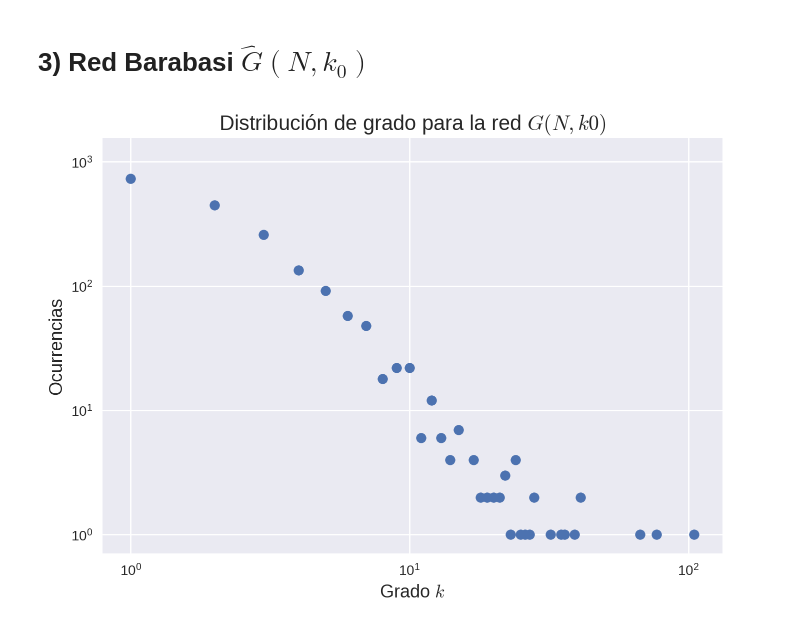
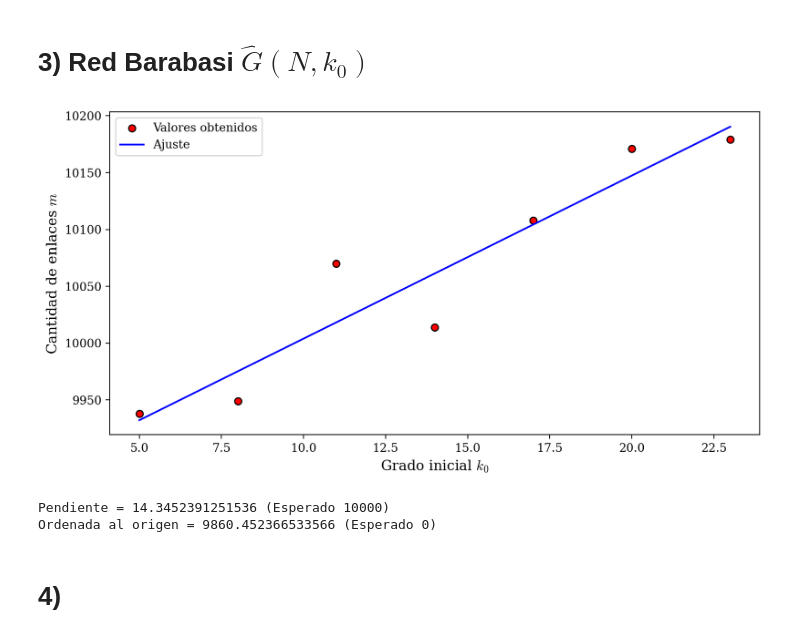
Before and after one commit to facundojgarcia02/CoNet, a Jupyter notebook: TP4/TP4.ipynb, the cells around one changed output. Cells and saved outputs as stored; diff of their text form; code cells hidden in the pictures.

```diff
--- a/TP4/TP4.ipynb
+++ b/TP4/TP4.ipynb
@@ -2,7 +2,10 @@
 import numpy as np
 import matplotlib.pyplot as plt
 import networkx as nx
+
+from tqdm import tqdm
 from collections import Counter
+
 from matplotlib import rcParams
 %matplotlib inline
 %config InlineBackend.figure_format = 'retina'
@@ -15,8 +18,6 @@ rcParams['axes.labelsize'] = 'large'
 CUSTOM_FORMAT = {"with_labels" : False,
                 "node_size": 10, "node_color": "red", "edgecolors": "black",
                 "linewidths": 0.25, "width": 0.25, "edge_color": "black"}
-
-plt.style.use("seaborn")
 # %% [markdown]
 # 1) Red Erdos Renyi $G(N, p)$
 # %%
@@ -100,19 +100,3 @@ def random_k0_graph(n: int, k0: int) -> nx.Graph:
         G.add_edges_from([(node, t) for t in targets])
 
     return G
-
-G = random_k0_graph(3000, 3)
-
-# nx.draw(G, **CUSTOM_FORMAT)
-# plt.show()
-
-# Plot de la distribución de grados de este tipo de red.
-degrees = dict(G.degree())
-degrees_dist = Counter(degrees.values())
-plt.scatter(degrees_dist.keys(), degrees_dist.values())
-plt.xscale('log')
-plt.yscale('log')
-plt.xlabel("Grado $k$", fontsize=13)
-plt.ylabel("Ocurrencias", fontsize=13)
-plt.title("Distribución de grado para la red $G(N, k0)$", fontsize=15)
-plt.show()
@@ -121,7 +103,7 @@ plt.show()
 # %% [markdown]
 # 3) Red Barabasi $\hat{G}(N, k_0)$
 # %%
-def random_k0_graph(n: int, k0: int) -> nx.Graph:
+def barabasi_graph(n: int, k0: int) -> nx.Graph:
     """
     Builds a random network with a N nodes and initial k0 degree.
     """
@@ -148,10 +130,16 @@ def random_k0_graph(n: int, k0: int) -> nx.Graph:
     # Agregamos nodos hasta la etiqueta n-1.
     for node in range(k0 + 1, n):
         # Elegimos aleatoriamente k0 nodos a los que nos vamos a enlazar.
-        rand_vec = np.random.random((len(nodes), 1))
-        k_vec = nx.to_numpy_array(G)@np.ones_like(rand_vec)  # grado vector
+        rand_vec = np.random.random(len(nodes))
+#        k_vec = nx.to_numpy_array(G)@np.ones_like(rand_vec)  # grado vector
+
+        degrees = dict(G.degree())
+        sorted_degrees = dict(sorted(degrees.items()))
+        k_vec = np.array(list(sorted_degrees.values()))
+
         p_vec = k_vec/np.sum(k_vec)
         link_to = (rand_vec < p_vec)
+
         # Agregamos a la lista de nodos el nuevo.
         nodes.append(node)
         # Y a la red el nodo y los k0 enlaces.
@@ -159,21 +147,31 @@ def random_k0_graph(n: int, k0: int) -> nx.Graph:
         G.add_edges_from([(node, i) for i, t in enumerate(link_to) if t])
 
     return G
-
-G = random_k0_graph(3000, 3)
-
-# nx.draw(G, **CUSTOM_FORMAT)
-# plt.show()
-
-# Plot de la distribución de grados de este tipo de red.
-degrees = dict(G.degree())
-degrees_dist = Counter(degrees.values())
-plt.scatter(degrees_dist.keys(), degrees_dist.values())
-plt.xscale('log')
-plt.yscale('log')
-plt.xlabel("Grado $k$", fontsize=13)
-plt.ylabel("Ocurrencias", fontsize=13)
-plt.title("Distribución de grado para la red $G(N, k0)$", fontsize=15)
-plt.show()
-# %% [output]
-[figure, removed]
+# %%
+N = 10000
+m_vals = [len(list(barabasi_graph(N, k0).edges())) for k0 in tqdm(range(5, 24, 3))]
+# %%
+from scipy.optimize import curve_fit
+
+k0_arr = np.array(list(range(5, 24, 3)))
+m_vals = np.array(m_vals)
+
+lineal = lambda x, a, b: a*x+b
+popt, pcov = curve_fit(lineal, k0_arr, m_vals)
+
+fig, ax = plt.subplots(1, 1, figsize=(10, 5))
+plt.scatter(k0_arr, m_vals, color = "red", label = "Valores obtenidos", ec="black")
+plt.plot(k0_arr, lineal(k0_arr, *popt), color="blue", label="Ajuste")
+plt.xlabel("Grado inicial $k_0$")
+plt.ylabel("Cantidad de enlaces $m$")
+plt.legend()
+plt.show()
+
+print(f"Pendiente = {popt[0]} (Esperado {N})")
+print(f"Ordenada al origen = {popt[1]} (Esperado 0)")
+# %% [output]
+[figure, added]
+Pendiente = 14.3452391251536 (Esperado 10000)
+Ordenada al origen = 9860.452366533566 (Esperado 0)
+# %% [markdown]
+# 4)
```
Also changed, not shown: parts of 7 cells of this notebook.
